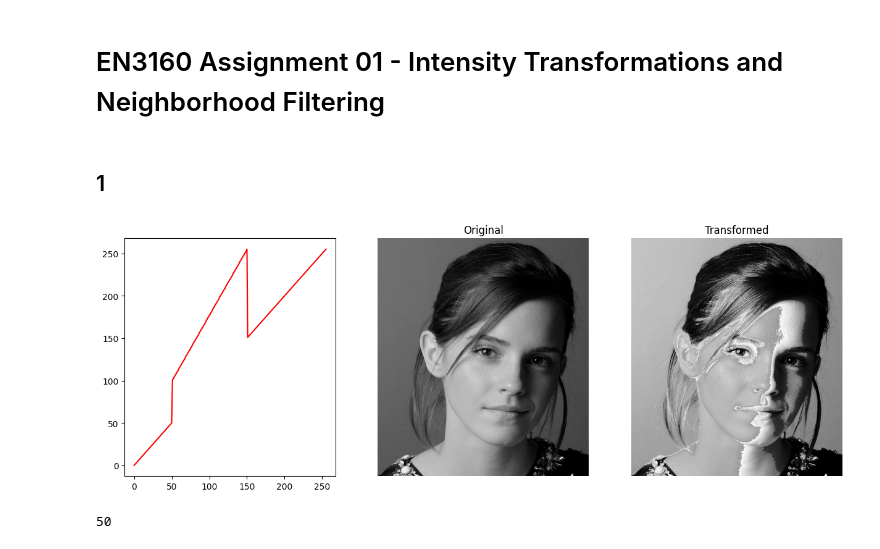
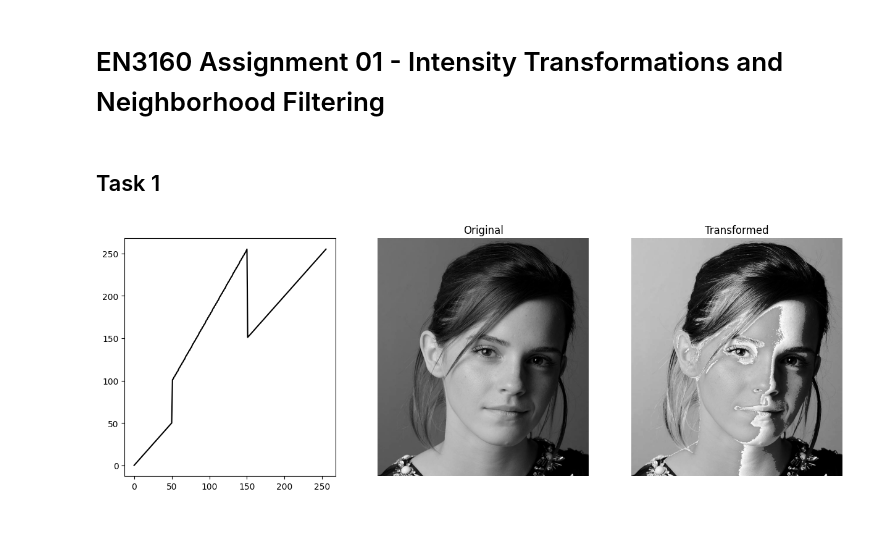
Before and after one commit to InduwaraGayashan001/Intensity-Transformations-and-Neighborhood-Filtering, a Jupyter notebook: a1.ipynb, the cells around one changed output. Saved outputs shown, nothing was run; the diff lists cells and outputs as text; code cells hidden in the pictures.

```diff
--- a/a1.ipynb
+++ b/a1.ipynb
@@ -1,38 +1,35 @@
 # %% [markdown]
 # EN3160 Assignment 01 - Intensity Transformations and Neighborhood Filtering
 # %% [markdown]
-## 1
+## Task 1
 # %%
 import cv2 as cv
 import numpy as np
 import matplotlib.pyplot as plt
 f = cv.imread('./a1images/emma.jpg',cv.IMREAD_GRAYSCALE)
 assert f is not None
 
 t1 = np.linspace(0,50,50+1-0,dtype=np.uint8)
 t2 = np.linspace(50+1,100,50-50,dtype=np.uint8)
 t3 = np.linspace(100+1,255,150-50,dtype=np.uint8)
 t4 = np.linspace(255,150,150-150,dtype=np.uint8)
 t5 = np.linspace(150+1,255,255-150,dtype=np.uint8)
 t = np.concatenate((t1,t2),axis=0).astype(np.uint8)
 t = np.concatenate((t,t3),axis=0).astype(np.uint8)
 t = np.concatenate((t,t4),axis=0).astype(np.uint8)
 t = np.concatenate((t,t5),axis=0).astype(np.uint8)
 
 
 g=cv.LUT(f,t)
 
 fig,ax = plt.subplots(1,3,figsize=(15,5))
-ax[0].plot(t,'r',label="Transformation")
+ax[0].plot(t,'black',label="Transformation")
 ax[1].imshow(f,cmap='gray')
 ax[1].set_title("Original")
 ax[2].imshow(g,cmap='gray')
 ax[2].set_title("Transformed")
 for a in ax[1:]:
   a.axis('off')
 plt.show()
-
-print(c[0,0])
 # %% [output]
-[figure, old version]
+[figure, new version]
-50
```
Also changed, not shown: parts of 2 cells of this notebook.
